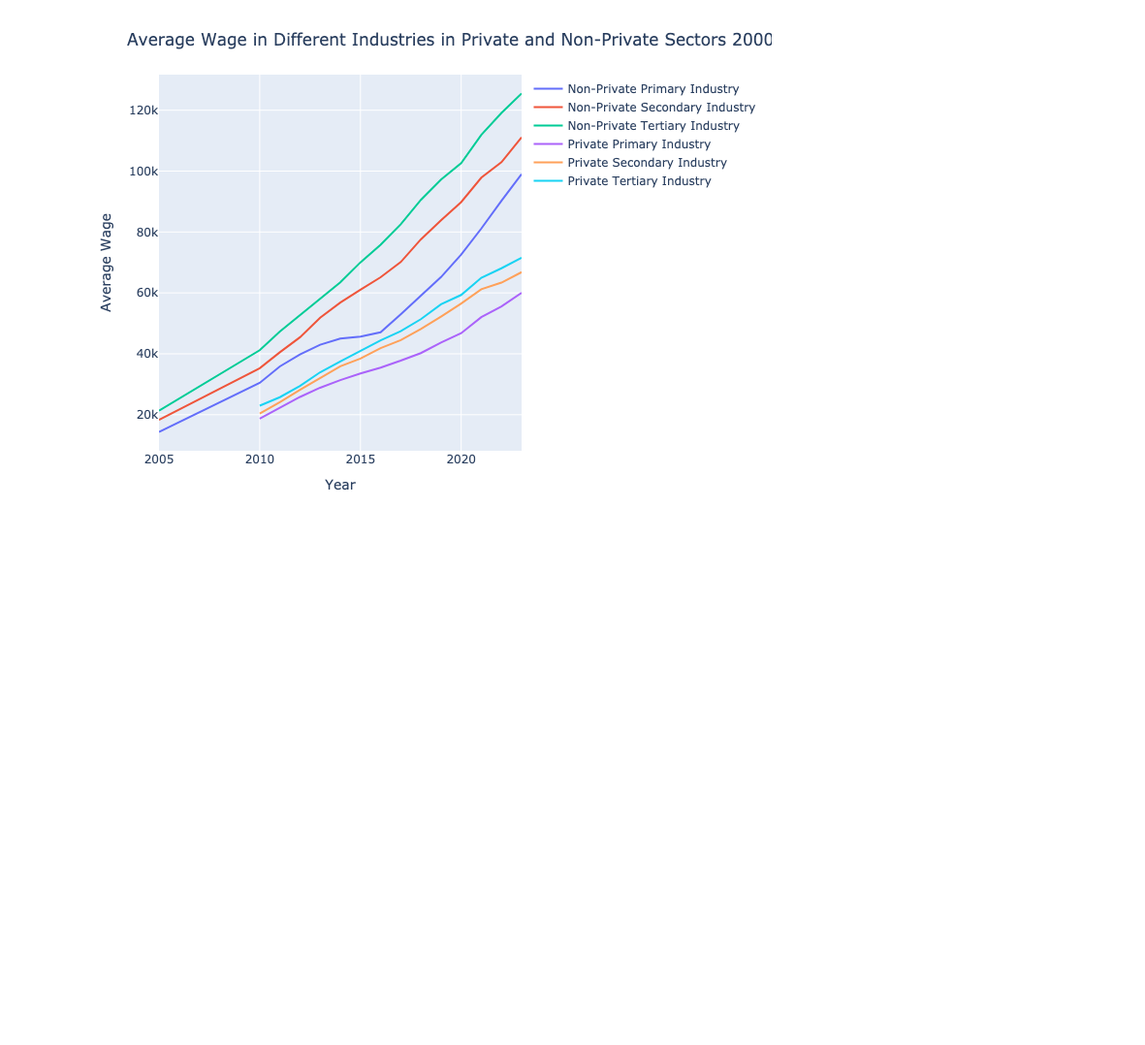
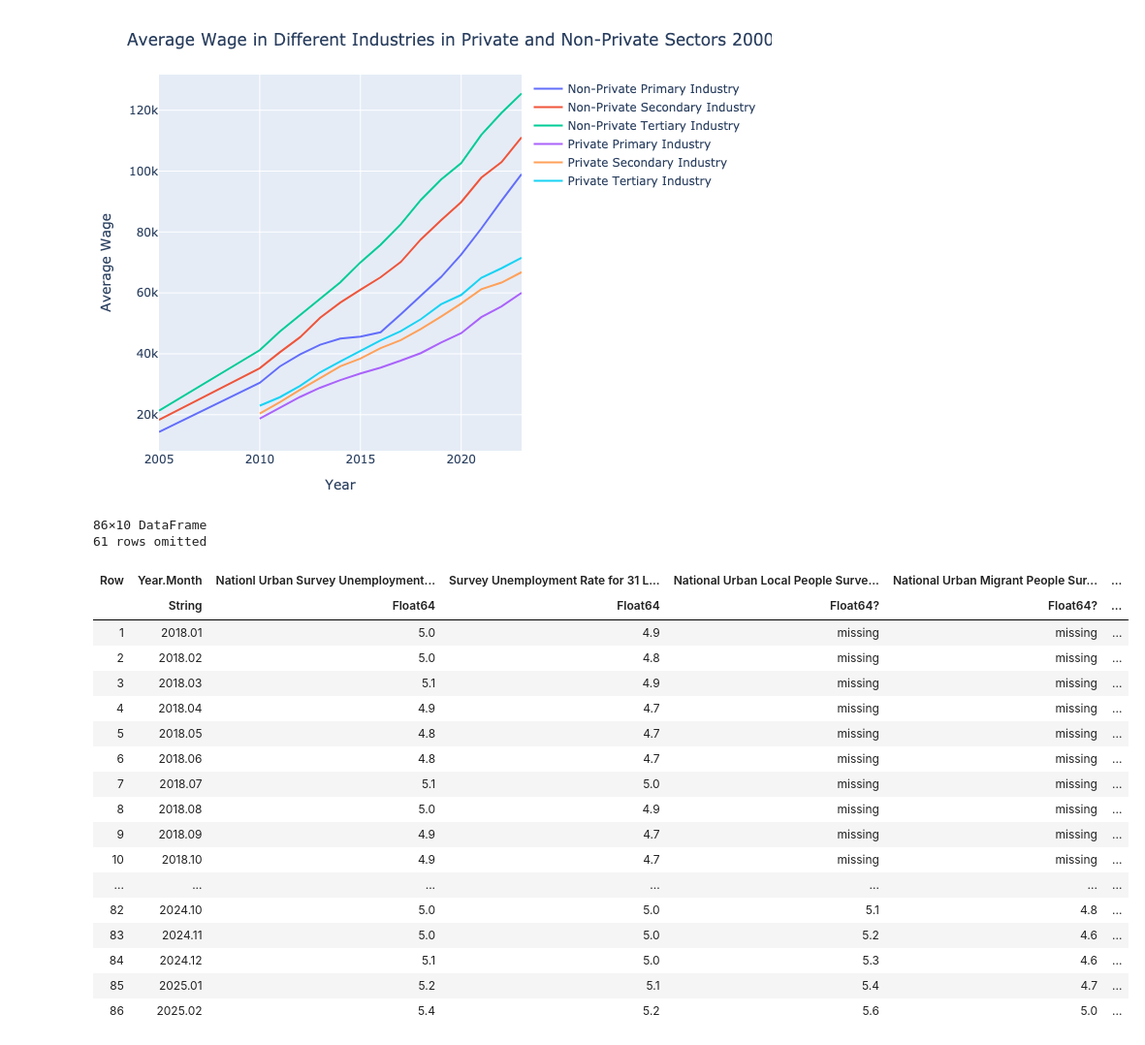
Before and after one commit to liminglin98/Labor-with-Moshe, a Jupyter notebook: Code/Grapha.ipynb, the cells around one changed output. Shown at 97% size. Cells and saved outputs as stored; diff of their text form; code cells hidden in the pictures; blank space fills up the shorter version.

```diff
--- a/Code/Grapha.ipynb
+++ b/Code/Grapha.ipynb
@@ -399,3 +399,27 @@ layout10 = PlotlyJS.Layout(
 display(PlotlyJS.plot([pi_wage_line, si_wage_line, ti_wage_line, pi_wage_line_private, si_wage_line_private, ti_wage_line_private], layout10))
 # %% [output]
 [figure]
+# %%
+#Unemployment Rate
+df_unemployment = CSV.read("Data/Unemployment by Age.csv", DataFrame; types= Dict("Year.Month" => String))
+# %% [output]
+86×10 DataFrame
+61 rows omitted
+| Row | Year.Month | Nationl Urban Survey Unemployment... | Survey Unemployment Rate for 31 L... | National Urban Local People Surve... | National Urban Migrant People Sur... | ... |
+|  | String | Float64 | Float64 | Float64? | Float64? | ... |
+| 1 | 2018.01 | 5.0 | 4.9 | missing | missing | ... |
+| 2 | 2018.02 | 5.0 | 4.8 | missing | missing | ... |
+| 3 | 2018.03 | 5.1 | 4.9 | missing | missing | ... |
+| 4 | 2018.04 | 4.9 | 4.7 | missing | missing | ... |
+| 5 | 2018.05 | 4.8 | 4.7 | missing | missing | ... |
+| 6 | 2018.06 | 4.8 | 4.7 | missing | missing | ... |
+| 7 | 2018.07 | 5.1 | 5.0 | missing | missing | ... |
+| 8 | 2018.08 | 5.0 | 4.9 | missing | missing | ... |
+| 9 | 2018.09 | 4.9 | 4.7 | missing | missing | ... |
+| 10 | 2018.10 | 4.9 | 4.7 | missing | missing | ... |
+| ... | ... | ... | ... | ... | ... | ... |
+| 82 | 2024.10 | 5.0 | 5.0 | 5.1 | 4.8 | ... |
+| 83 | 2024.11 | 5.0 | 5.0 | 5.2 | 4.6 | ... |
+| 84 | 2024.12 | 5.1 | 5.0 | 5.3 | 4.6 | ... |
+| 85 | 2025.01 | 5.2 | 5.1 | 5.4 | 4.7 | ... |
+| 86 | 2025.02 | 5.4 | 5.2 | 5.6 | 5.0 | ... |
```
Also changed, not shown: parts of 2 cells of this notebook.
